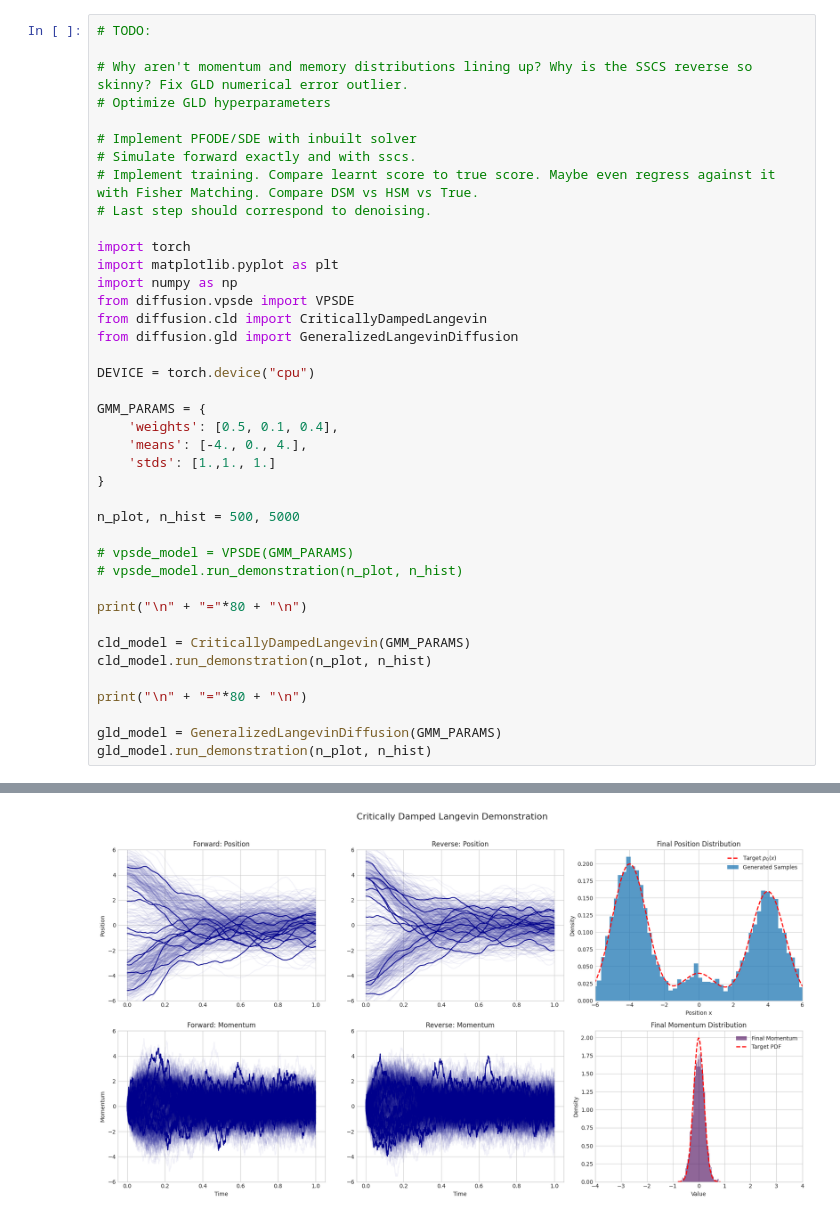
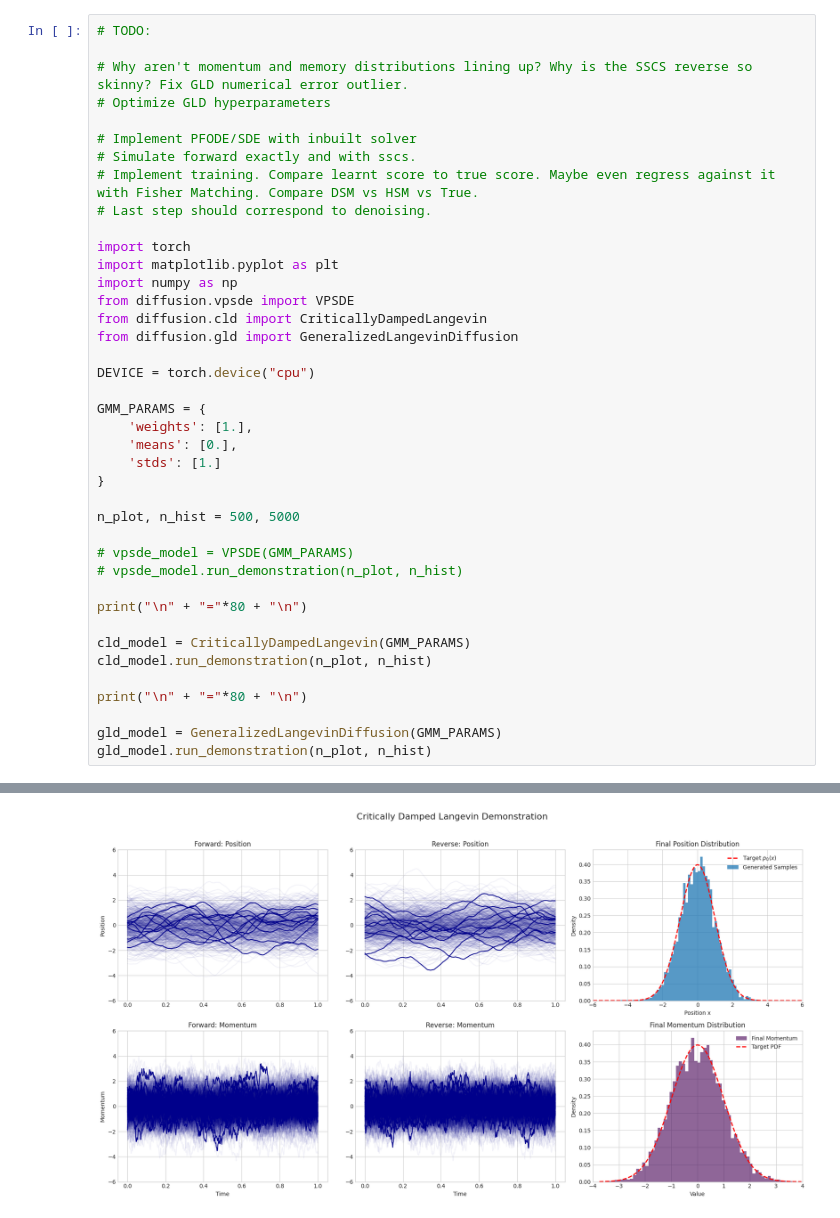
Before and after one commit to rajit906/GeneralizedLangevinDiffusion, a Jupyter notebook: gld/gmm/demo.ipynb, the cells around one changed output, grey strips where cells are left out. Saved outputs shown, nothing was run; the diff lists cells and outputs as text.

```diff
--- a/gld/gmm/demo.ipynb
+++ b/gld/gmm/demo.ipynb
@@ -12,37 +12,37 @@
 import torch
 import matplotlib.pyplot as plt
 import numpy as np
 from diffusion.vpsde import VPSDE
 from diffusion.cld import CriticallyDampedLangevin
 from diffusion.gld import GeneralizedLangevinDiffusion
 
 DEVICE = torch.device("cpu")
 
 GMM_PARAMS = {
-    'weights': [0.5, 0.1, 0.4],
-    'means': [-4., 0., 4.],
-    'stds': [1.,1., 1.]
+    'weights': [1.],
+    'means': [0.],
+    'stds': [1.]
 }
 
 n_plot, n_hist = 500, 5000
 
 # vpsde_model = VPSDE(GMM_PARAMS)
 # vpsde_model.run_demonstration(n_plot, n_hist)
 
 print("\n" + "="*80 + "\n")
 
 cld_model = CriticallyDampedLangevin(GMM_PARAMS)
 cld_model.run_demonstration(n_plot, n_hist)
 
 print("\n" + "="*80 + "\n")
 
 gld_model = GeneralizedLangevinDiffusion(GMM_PARAMS)
 gld_model.run_demonstration(n_plot, n_hist)
 # %% [output]
 ================================================================================
 
 --- Initializing Critically Damped Langevin ---
-[figure, old version]
+[figure, new version]
 ================================================================================
 
 --- Initializing Generalized Langevin Diffusion ---
```
Also changed, not shown: parts of 1 cell of this notebook.
